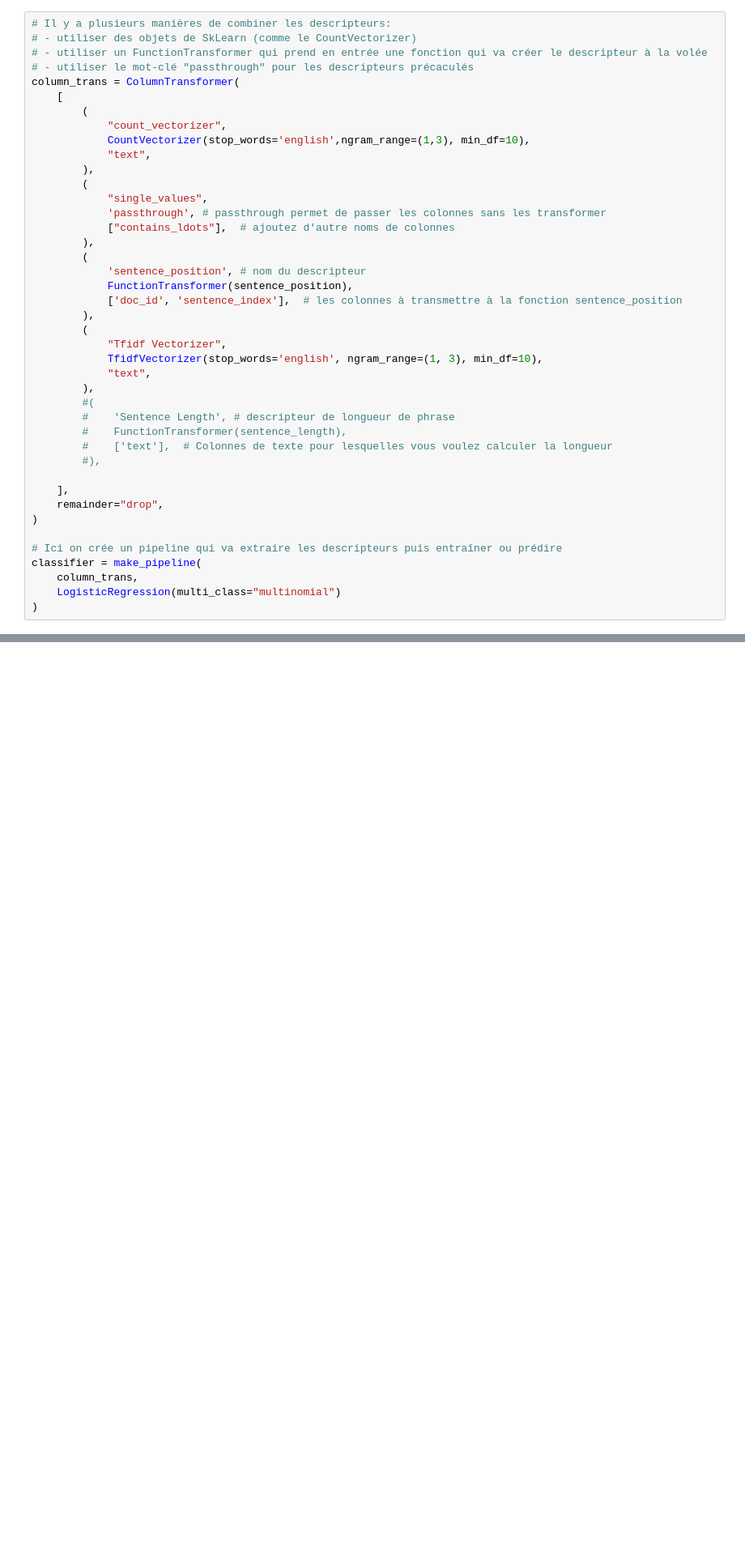
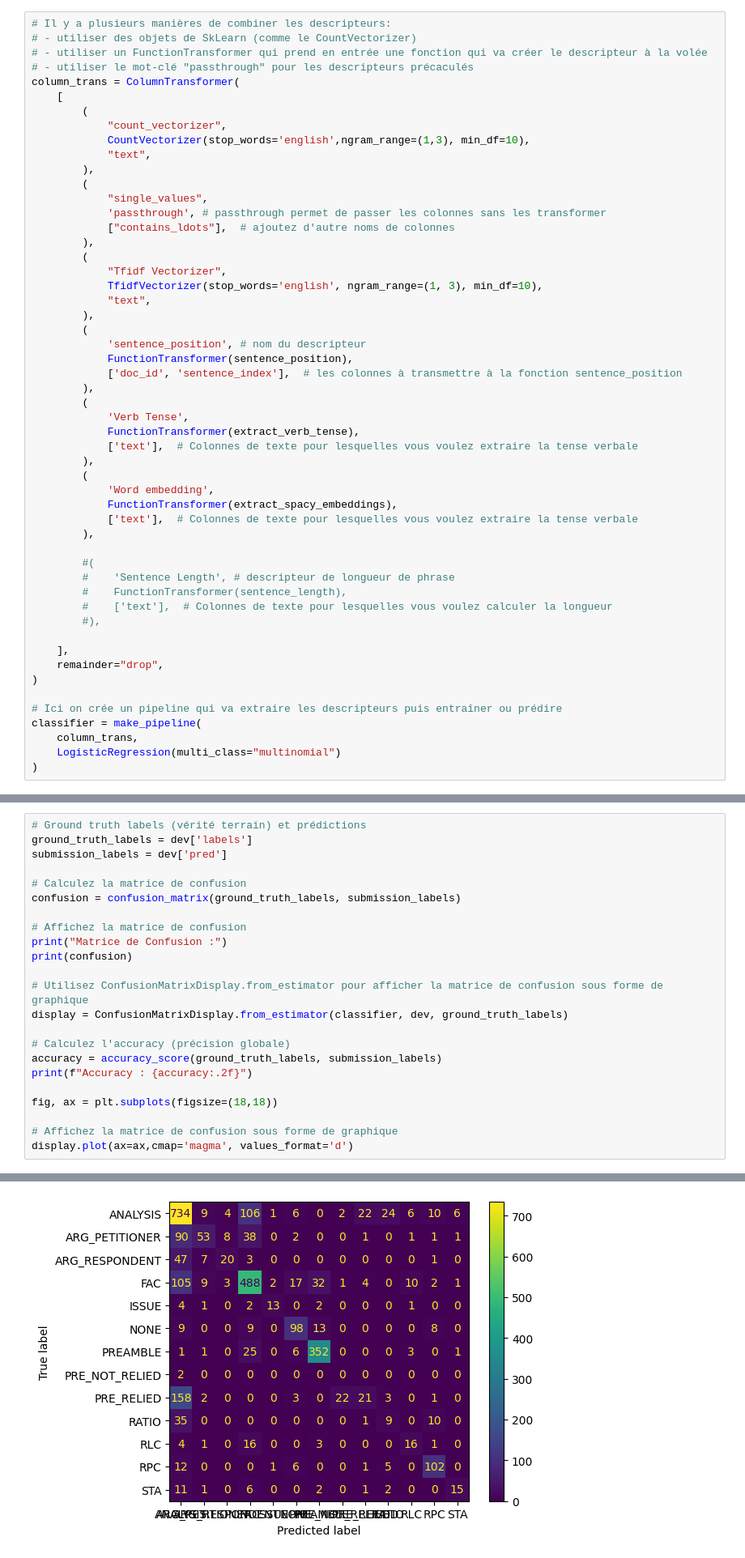
Before and after one commit to MangoHiller/Projet_SemEval2023_ATAL, a Jupyter notebook: LegalEval_baseline_feature_based.ipynb, the cells around one changed output, grey strips where cells are left out. Shown: that part at 81% size. Drawn from its saved outputs; the diff is of its cells as text; blank space fills up the shorter version.

Commit message:
modification du notebook, ajout de descripteurs, calcul de scores et matrice de confusion

```diff
--- a/LegalEval_baseline_feature_based.ipynb
+++ b/LegalEval_baseline_feature_based.ipynb
@@ -75,15 +244,26 @@ column_trans = ColumnTransformer(
             ["contains_ldots"],  # ajoutez d'autre noms de colonnes
         ),
         (
+            "Tfidf Vectorizer",
+            TfidfVectorizer(stop_words='english', ngram_range=(1, 3), min_df=10),
+            "text",
+        ),
+        (
             'sentence_position', # nom du descripteur
             FunctionTransformer(sentence_position),
             ['doc_id', 'sentence_index'],  # les colonnes à transmettre à la fonction sentence_position
         ),
         (
-            "Tfidf Vectorizer",
-            TfidfVectorizer(stop_words='english', ngram_range=(1, 3), min_df=10),
-            "text",
+            'Verb Tense',
+            FunctionTransformer(extract_verb_tense),
+            ['text'],  # Colonnes de texte pour lesquelles vous voulez extraire la tense verbale
         ),
+        (
+            'Word embedding',
+            FunctionTransformer(extract_spacy_embeddings),
+            ['text'],  # Colonnes de texte pour lesquelles vous voulez extraire la tense verbale
+        ),
+
         #(
         #    'Sentence Length', # descripteur de longueur de phrase
         #    FunctionTransformer(sentence_length),
@@ -205,0 +410,24 @@ print(f'{precision:.2f}, {recall:.2f}, {f1:.2f}')
+# %%
+# Ground truth labels (vérité terrain) et prédictions
+ground_truth_labels = dev['labels']
+submission_labels = dev['pred']
+
+# Calculez la matrice de confusion
+confusion = confusion_matrix(ground_truth_labels, submission_labels)
+
+# Affichez la matrice de confusion
+print("Matrice de Confusion :")
+print(confusion)
+
+# Utilisez ConfusionMatrixDisplay.from_estimator pour afficher la matrice de confusion sous forme de graphique
+display = ConfusionMatrixDisplay.from_estimator(classifier, dev, ground_truth_labels)
+
+# Calculez l'accuracy (précision globale)
+accuracy = accuracy_score(ground_truth_labels, submission_labels)
+print(f"Accuracy : {accuracy:.2f}")
+
+fig, ax = plt.subplots(figsize=(18,18))
+
+# Affichez la matrice de confusion sous forme de graphique
+display.plot(ax=ax,cmap='magma', values_format='d')
+# %% [output]
@@ -205,0 +450 @@ print(f'{precision:.2f}, {recall:.2f}, {f1:.2f}')
+[figure, added]
```
Also changed, not shown: parts of 22 cells of this notebook, 1 other file.
